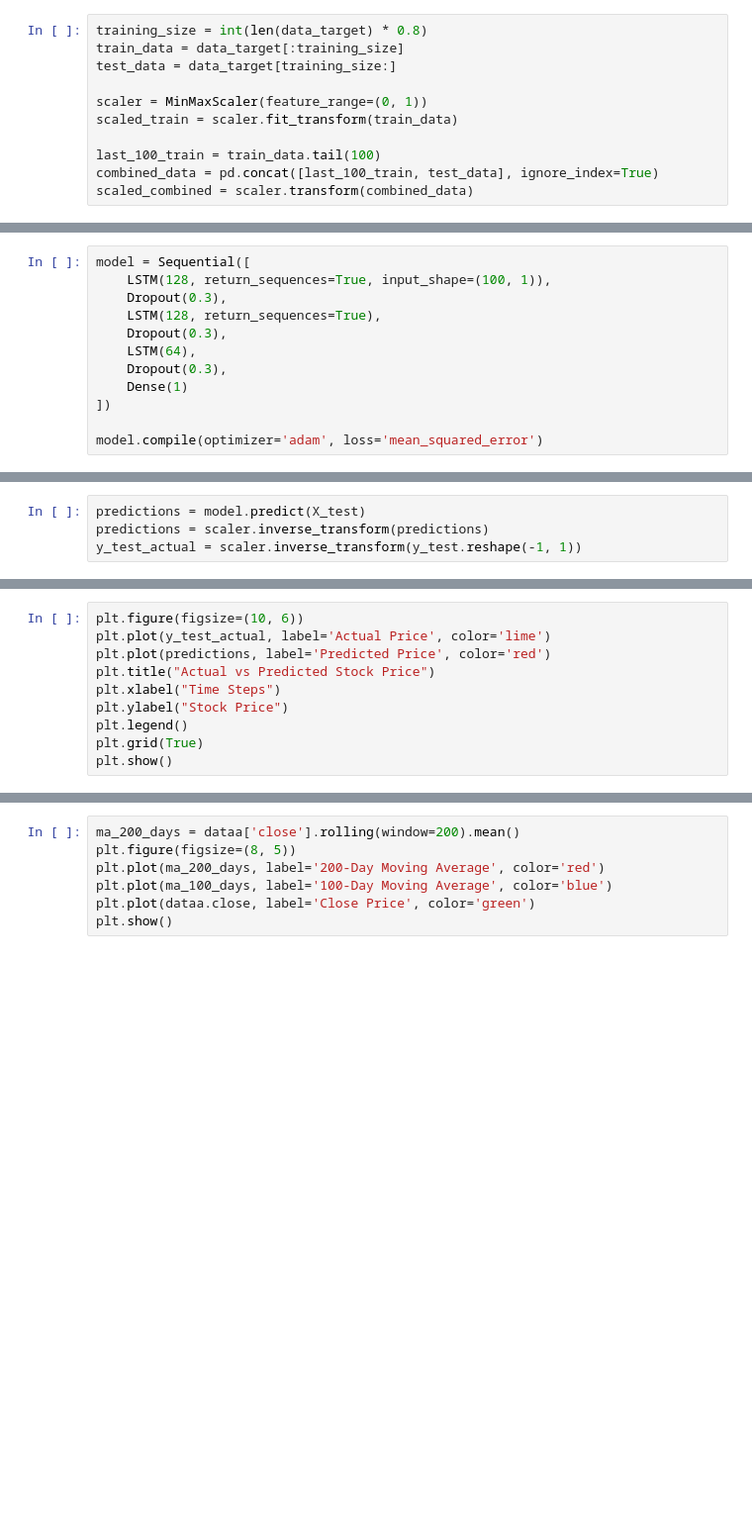
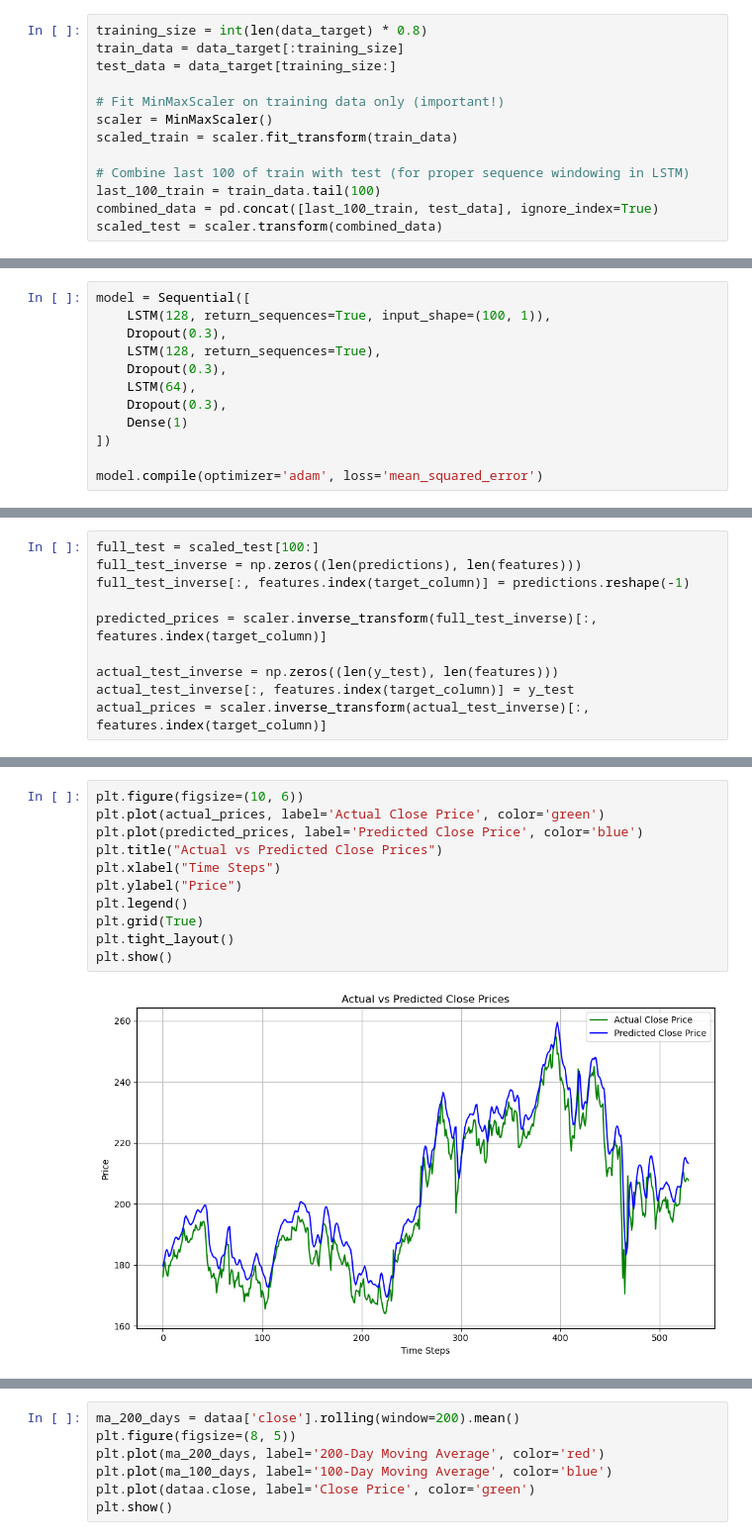
Before and after one commit to DevGupta0112/applied_Machine_Learning, a Jupyter notebook: stock_prediction/model.ipynb, the cells around one changed output, grey strips where cells are left out. Shown: that part at 99% size. Drawn from its saved outputs; the diff is of its cells as text; blank space fills up the shorter version.

Commit message:
MODEL

```diff
--- a/stock_prediction/model.ipynb
+++ b/stock_prediction/model.ipynb
@@ -50,12 +50,14 @@ training_size = int(len(data_target) * 0.8)
 train_data = data_target[:training_size]
 test_data = data_target[training_size:]
 
-scaler = MinMaxScaler(feature_range=(0, 1))
+# Fit MinMaxScaler on training data only (important!)
+scaler = MinMaxScaler()
 scaled_train = scaler.fit_transform(train_data)
 
+# Combine last 100 of train with test (for proper sequence windowing in LSTM)
 last_100_train = train_data.tail(100)
 combined_data = pd.concat([last_100_train, test_data], ignore_index=True)
-scaled_combined = scaler.transform(combined_data)
+scaled_test = scaler.transform(combined_data)
 # %%
 def create_sequences(data, window_size=100):
     X, y = [], []
@@ -105,4 +107,10 @@ Epoch 17/50
 # %%
-predictions = model.predict(X_test)
-predictions = scaler.inverse_transform(predictions)
-y_test_actual = scaler.inverse_transform(y_test.reshape(-1, 1))
+full_test = scaled_test[100:]
+full_test_inverse = np.zeros((len(predictions), len(features)))
+full_test_inverse[:, features.index(target_column)] = predictions.reshape(-1)
+
+predicted_prices = scaler.inverse_transform(full_test_inverse)[:, features.index(target_column)]
+
+actual_test_inverse = np.zeros((len(y_test), len(features)))
+actual_test_inverse[:, features.index(target_column)] = y_test
+actual_prices = scaler.inverse_transform(actual_test_inverse)[:, features.index(target_column)]
@@ -120,10 +125,13 @@ print(f"✅ MAPE: {mape:.2f}%")
 # %%
 plt.figure(figsize=(10, 6))
-plt.plot(y_test_actual, label='Actual Price', color='lime')
-plt.plot(predictions, label='Predicted Price', color='red')
-plt.title("Actual vs Predicted Stock Price")
+plt.plot(actual_prices, label='Actual Close Price', color='green')
+plt.plot(predicted_prices, label='Predicted Close Price', color='blue')
+plt.title("Actual vs Predicted Close Prices")
 plt.xlabel("Time Steps")
-plt.ylabel("Stock Price")
+plt.ylabel("Price")
 plt.legend()
 plt.grid(True)
+plt.tight_layout()
 plt.show()
+# %% [output]
+[figure, added]
```
Also changed, not shown: parts of 7 cells of this notebook.
